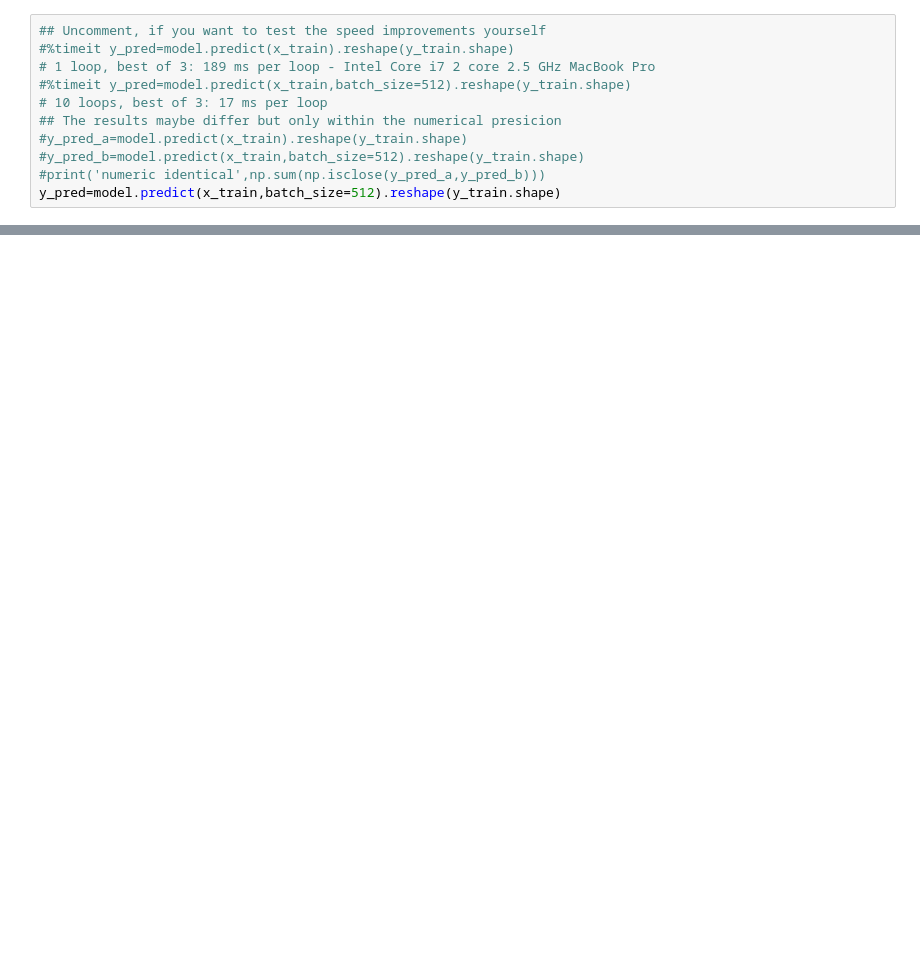
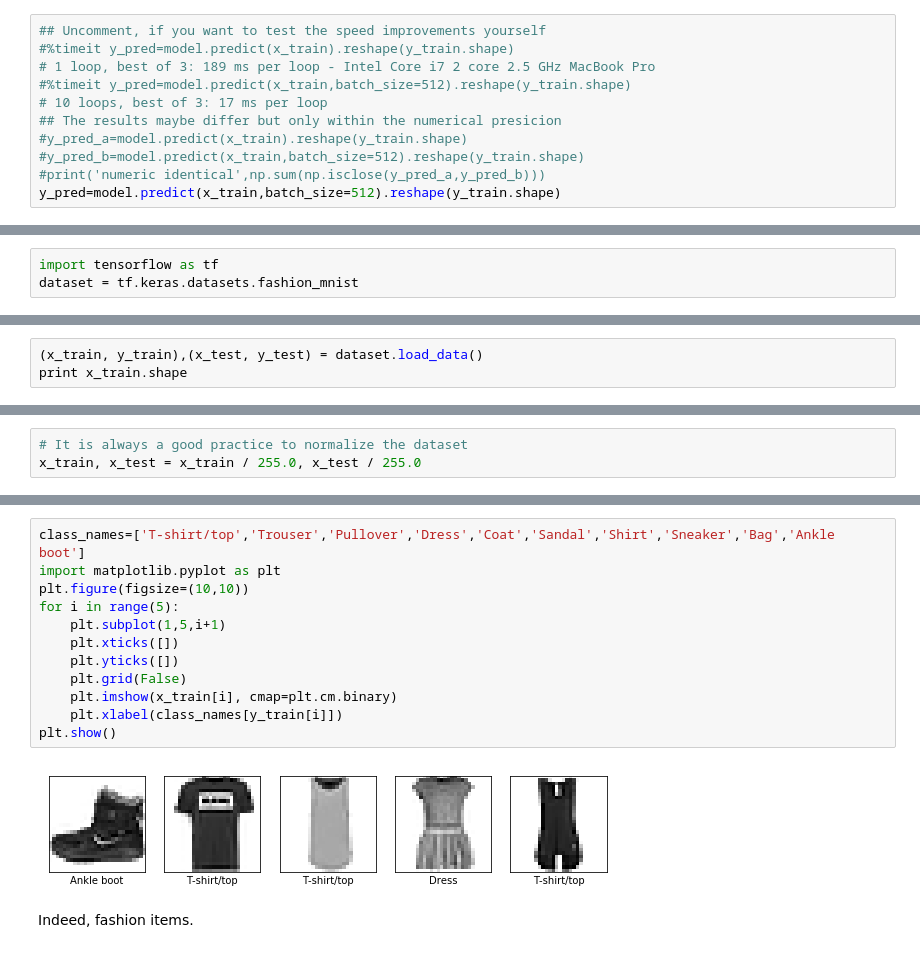
Before and after one commit to dkgithub/wuhan_DL_labs, a Jupyter notebook: Intro_DL_with_Keras_2.ipynb, the cells around one changed output, grey strips where cells are left out. Drawn from its saved outputs; the diff is of its cells as text; blank space fills up the shorter version.

```diff
--- a/Intro_DL_with_Keras_2.ipynb
+++ b/Intro_DL_with_Keras_2.ipynb
@@ -177,0 +204,3 @@ $f_{k}(\overrightarrow{x})=\frac{\exp({x_{k}})}{\sum_{j=1}^{J} \exp({x_{j}})} \q
+# %%
+import tensorflow as tf
+dataset = tf.keras.datasets.fashion_mnist
@@ -177,0 +209,3 @@ $f_{k}(\overrightarrow{x})=\frac{\exp({x_{k}})}{\sum_{j=1}^{J} \exp({x_{j}})} \q
+# %%
+(x_train, y_train),(x_test, y_test) = dataset.load_data()
+print x_train.shape
@@ -177,0 +214,3 @@ $f_{k}(\overrightarrow{x})=\frac{\exp({x_{k}})}{\sum_{j=1}^{J} \exp({x_{j}})} \q
+# %%
+# It is always a good practice to normalize the dataset
+x_train, x_test = x_train / 255.0, x_test / 255.0
@@ -177,0 +229,16 @@ $f_{k}(\overrightarrow{x})=\frac{\exp({x_{k}})}{\sum_{j=1}^{J} \exp({x_{j}})} \q
+# %%
+class_names=['T-shirt/top','Trouser','Pullover','Dress','Coat','Sandal','Shirt','Sneaker','Bag','Ankle boot']
+import matplotlib.pyplot as plt
+plt.figure(figsize=(10,10))
+for i in range(5):
+    plt.subplot(1,5,i+1)
+    plt.xticks([])
+    plt.yticks([])
+    plt.grid(False)
+    plt.imshow(x_train[i], cmap=plt.cm.binary)
+    plt.xlabel(class_names[y_train[i]])
+plt.show()
+# %% [output]
+[figure, added]
+# %% [markdown]
+Indeed, fashion items.
```
Also changed, not shown: parts of 24 cells of this notebook, 1 other file.
